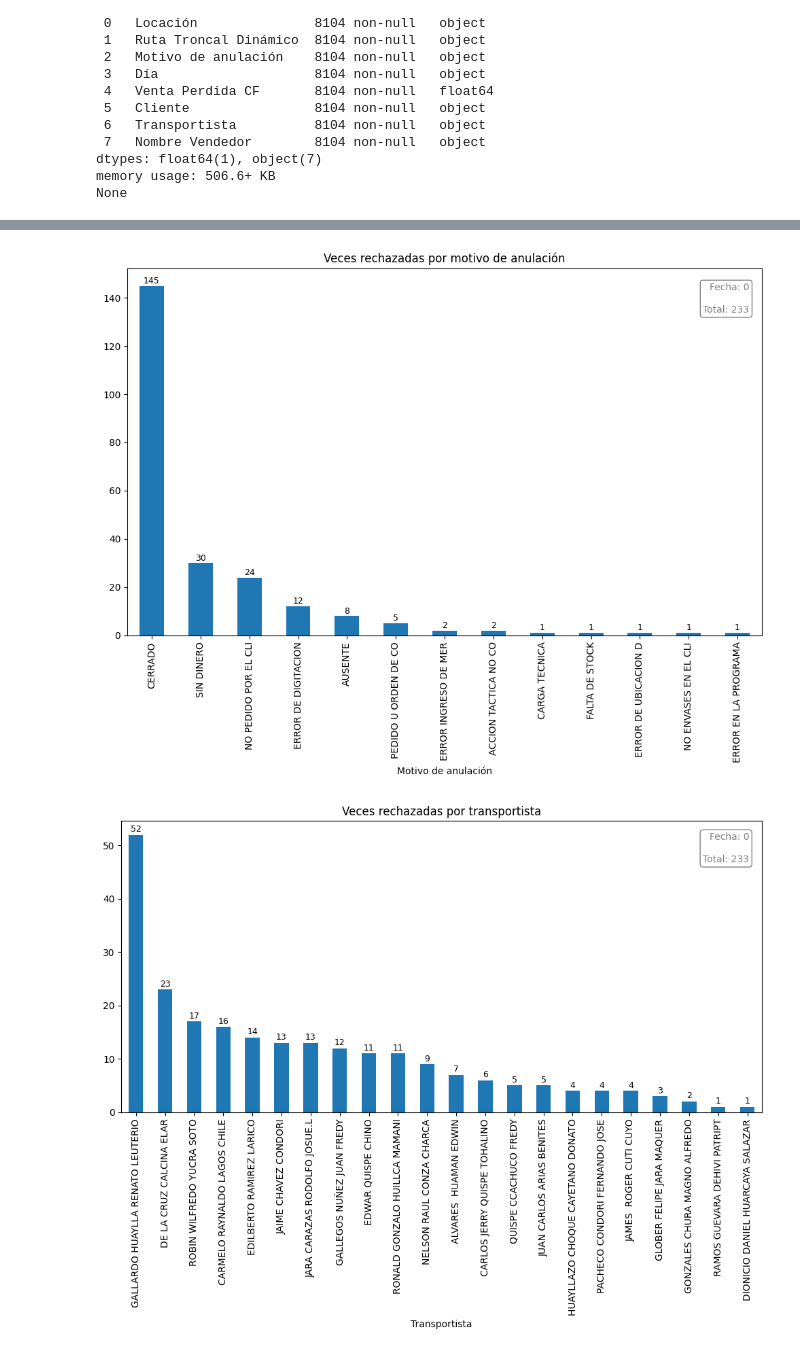
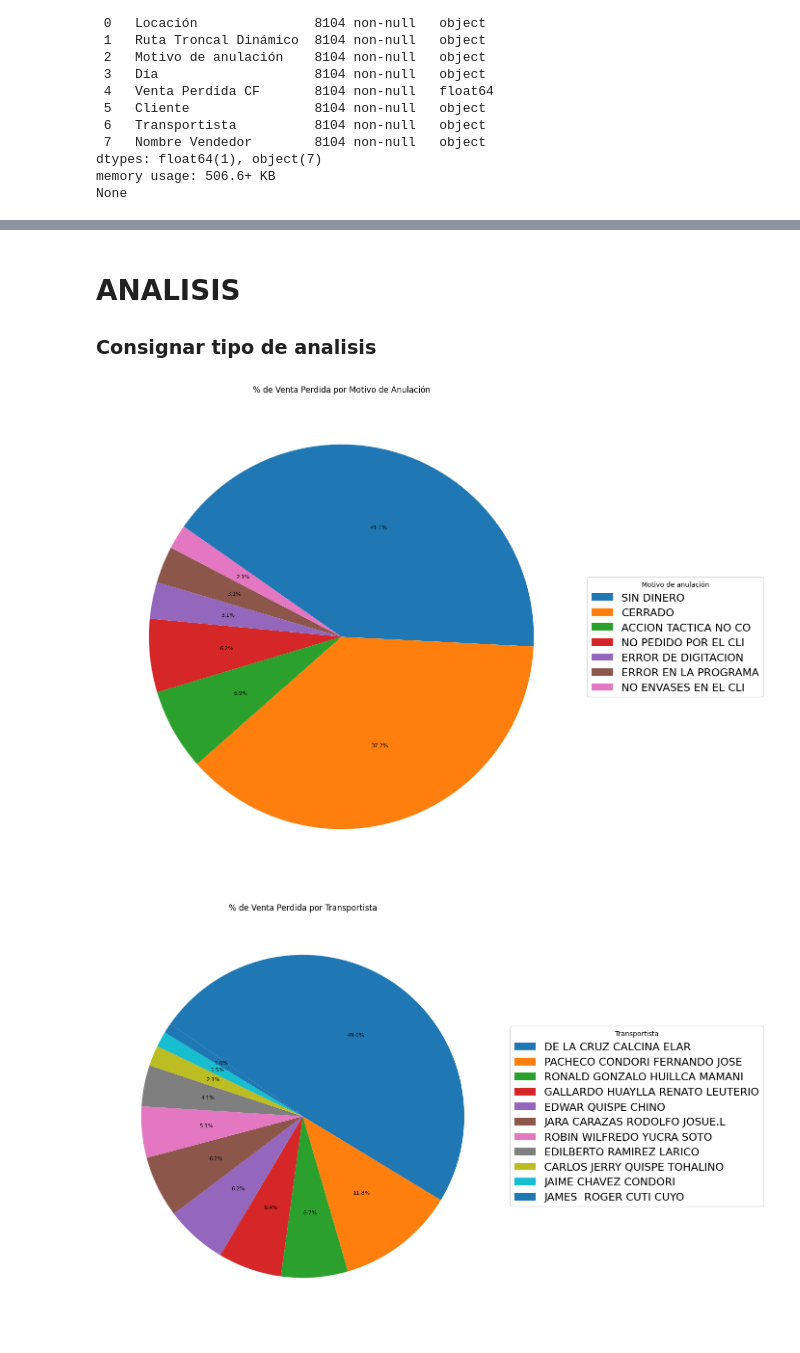
Before and after one commit to GerardoPortocarrero/automatizacion_reporte_rechazos_wssp, a Jupyter notebook: porRUTA.ipynb, the cells around one changed output, grey strips where cells are left out. Saved outputs shown, nothing was run; the diff lists cells and outputs as text; code cells hidden in the pictures.

Commit message:
15/05/2025 - se agrego venta perdida porcentual

```diff
--- a/porRUTA.ipynb
+++ b/porRUTA.ipynb
@@ -1119,3 +1337,6 @@ def vp_porcentual_ruta():
+# %% [markdown]
+# ANALISIS
+### Consignar tipo de analisis
 # %%
 ''' ESCOGER QUE TIPO DE ANALISIS HACER
 (1) Por Venta Perdida
@@ -1135,32 +1356,37 @@ if opcion == 1:
     vc_ruta()
     vc_cliente()
     vc_vendedor()
     vc_locacion()
 
 elif opcion == 2:
     vp_motivo_anulacion()
     vp_transportista()
     vp_ruta()
     vp_cliente()
     vp_vendedor()
     vp_locacion()
 
 elif opcion == 3:
     vp_c_motivo_anulacion()
     vp_c_transportista()
     vp_c_ruta()
     vp_c_cliente()
     vp_c_vendedor()
     vp_c_locacion()
 
 elif opcion == 4:
+    vp_porcentual_motivo_anulacion()
+    vp_porcentual_transportista()
     vp_porcentual_ruta()
+    vp_porcentual_cliente()
+    vp_porcentual_vendedor()
+    vp_porcentual_locacion()
 
 elif opcion == 5:
     print()
 
 elif opcion == 6:
     print()
 # %% [output]
-[figure, old version]
+[figure, new version]
-[figure, old version]
+[figure, new version]
```
Also changed, not shown: parts of 26 cells of this notebook.
